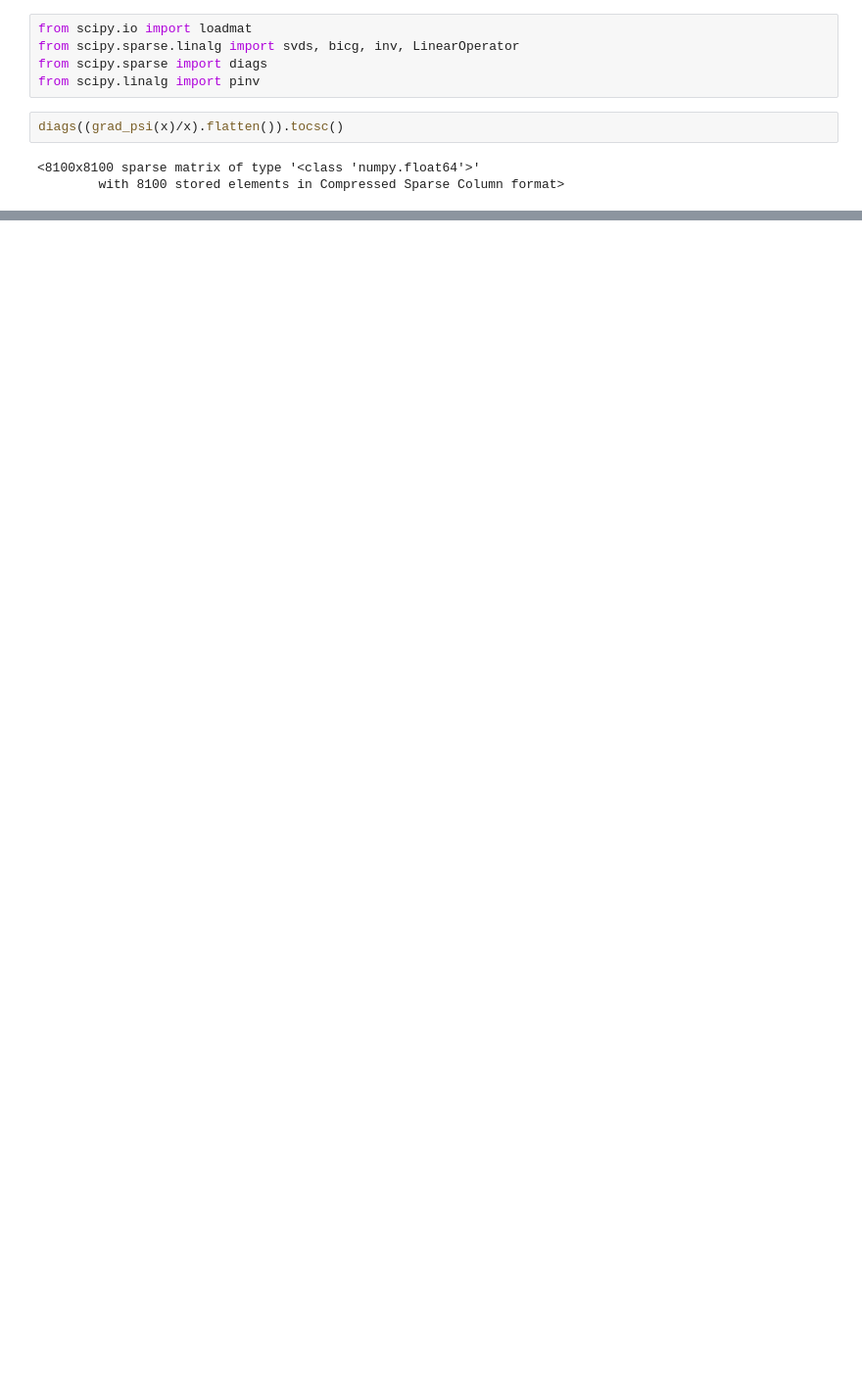
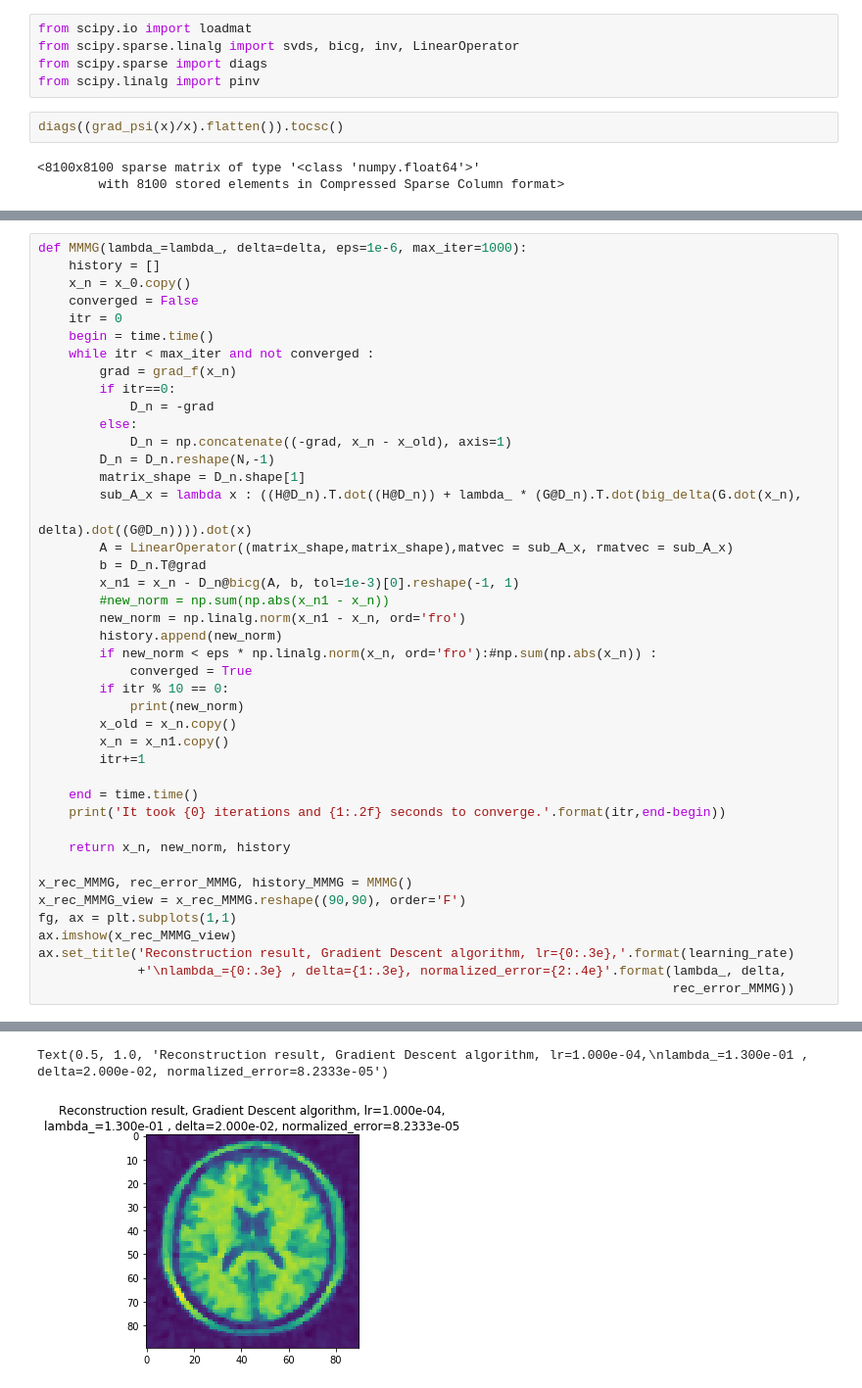
Before and after one commit to EmmanuelJhno/LabsLargeScaleDistributedOptimization, a Jupyter notebook: LSD_TPn3_Rauby_Jehanno.ipynb, the cells around one changed output, grey strips where cells are left out. Shown at 98% size. Drawn from its saved outputs; the diff is of its cells as text; blank space fills up the shorter version.

```diff
--- a/LSD_TPn3_Rauby_Jehanno.ipynb
+++ b/LSD_TPn3_Rauby_Jehanno.ipynb
@@ -134,0 +210,44 @@ while not converged :
+# %%
+def MMMG(lambda_=lambda_, delta=delta, eps=1e-6, max_iter=1000):
+    history = []
+    x_n = x_0.copy()
+    converged = False
+    itr = 0
+    begin = time.time()
+    while itr < max_iter and not converged :
+        grad = grad_f(x_n)
+        if itr==0:
+            D_n = -grad
+        else:
+            D_n = np.concatenate((-grad, x_n - x_old), axis=1)
+        D_n = D_n.reshape(N,-1)
+        matrix_shape = D_n.shape[1]
+        sub_A_x = lambda x : ((H@D_n).T.dot((H@D_n)) + lambda_ * (G@D_n).T.dot(big_delta(G.dot(x_n),
+                                                                                    delta).dot((G@D_n)))).dot(x)
+        A = LinearOperator((matrix_shape,matrix_shape),matvec = sub_A_x, rmatvec = sub_A_x)
+        b = D_n.T@grad
+        x_n1 = x_n - D_n@bicg(A, b, tol=1e-3)[0].reshape(-1, 1)
+        #new_norm = np.sum(np.abs(x_n1 - x_n))
+        new_norm = np.linalg.norm(x_n1 - x_n, ord='fro')
+        history.append(new_norm)
+        if new_norm < eps * np.linalg.norm(x_n, ord='fro'):#np.sum(np.abs(x_n)) :
+            converged = True
+        if itr % 10 == 0:
+            print(new_norm)
+        x_old = x_n.copy()
+        x_n = x_n1.copy()
+        itr+=1
+
+    end = time.time()
+    print('It took {0} iterations and {1:.2f} seconds to converge.'.format(itr,end-begin))
+
+    return x_n, new_norm, history
+
+x_rec_MMMG, rec_error_MMMG, history_MMMG = MMMG()
+x_rec_MMMG_view = x_rec_MMMG.reshape((90,90), order='F')
+fg, ax = plt.subplots(1,1)
+ax.imshow(x_rec_MMMG_view)
+ax.set_title('Reconstruction result, Gradient Descent algorithm, lr={0:.3e},'.format(learning_rate)
+             +'\nlambda_={0:.3e} , delta={1:.3e}, normalized_error={2:.4e}'.format(lambda_, delta,
+                                                                                   rec_error_MMMG))
+# %% [output]
@@ -134,0 +271,2 @@ while not converged :
+Text(0.5, 1.0, 'Reconstruction result, Gradient Descent algorithm, lr=1.000e-04,\nlambda_=1.300e-01 , delta=2.000e-02, normalized_error=8.2333e-05')
+[figure, added]
```
Also changed, not shown: parts of 23 cells of this notebook.
